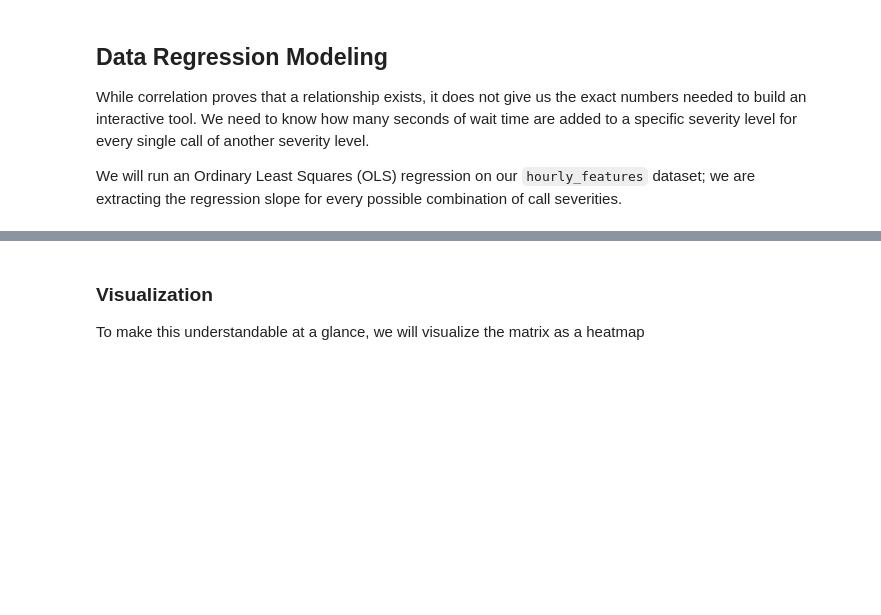
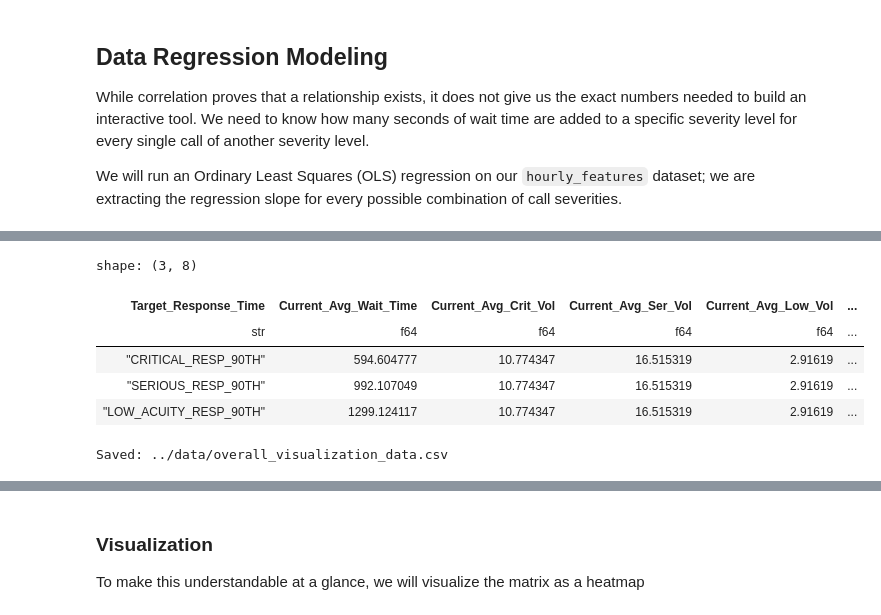
Before and after one commit to lzillmer/CSE-6242-Project, a Jupyter notebook: notebooks/parquet_processing.ipynb, the cells around one changed output, grey strips where cells are left out. Drawn from its saved outputs; the diff is of its cells as text; code cells hidden in the pictures; blank space fills up the shorter version.

Commit message:
updated to include notebook outputs and overall analysis as well

```diff
--- a/notebooks/parquet_processing.ipynb
+++ b/notebooks/parquet_processing.ipynb
@@ -370,0 +460,79 @@ We will run an Ordinary Least Squares (OLS) regression on our `hourly_features`
+# %%
+vol_cols = ["CRITICAL_VOL", "SERIOUS_VOL", "LOW_ACUITY_VOL"]
+resp_cols = ["CRITICAL_RESP_90TH", "SERIOUS_RESP_90TH", "LOW_ACUITY_RESP_90TH"]
+
+# convert to pandas for scikit-learn
+overall_df = hourly_features_df.to_pandas()
+
+# Calculate the global average call volumes
+avg_crit_vol = overall_df["CRITICAL_VOL"].mean()
+avg_ser_vol = overall_df["SERIOUS_VOL"].mean()
+avg_low_vol = overall_df["LOW_ACUITY_VOL"].mean()
+
+# We drop hours with fewer than 10 total calls to ensure our averages and regression are stable
+overall_df["TOTAL_VOL"] = overall_df["CRITICAL_VOL"] + overall_df["SERIOUS_VOL"] + overall_df["LOW_ACUITY_VOL"]
+overall_df = overall_df[overall_df["TOTAL_VOL"] >= 10]
+
+matrix_rows = []
+
+for resp_col in resp_cols:
+    # Drop rows missing data for this specific metric
+    valid_data = overall_df.dropna(subset=[resp_col] + vol_cols).copy()
+
+    # Build the starting dictionary for this row
+    row_data = {
+        "Target_Response_Time": resp_col,
+        "Current_Avg_Wait_Time": valid_data[resp_col].mean(), # The baseline wait time for the dashboard bar chart
+        "Current_Avg_Crit_Vol": avg_crit_vol,
+        "Current_Avg_Ser_Vol": avg_ser_vol,
+        "Current_Avg_Low_Vol": avg_low_vol
+    }
+
+    if len(valid_data) > 1:
+        # group the data by the exact hour of the day and calculate the average volume and wait time for that specific hour.
+        hourly_means = valid_data.groupby('INCIDENT_HOUR')[[resp_col] + vol_cols].transform('mean')
+
+        # subtract that average from every single row
+        # leaves us with "+5 calls above normal", "-12 seconds below normal"
+        spikes_df = valid_data[[resp_col] + vol_cols] - hourly_means
+
+        X_spikes = spikes_df[vol_cols]
+        y_spikes = spikes_df[resp_col]
+
+        try:
+            # posititve=True ebcause negative coefficients have no meaning
+            # fit_intercept=False is used because mathematically, a 0-volume spike must equal a 0-second wait time spike.
+            model = LinearRegression(fit_intercept=False, positive=True)
+            model.fit(X_spikes, y_spikes)
+
+            # Extract the calculated coefficients
+            row_data["CRITICAL_VOL_Coef"] = model.coef_[0]
+            row_data["SERIOUS_VOL_Coef"] = model.coef_[1]
+            row_data["LOW_ACUITY_VOL_Coef"] = model.coef_[2]
+
+        except Exception as e:
+            print(f"Error processing {resp_col} regression: {e}")
+            row_data.update({"CRITICAL_VOL_Coef": None, "SERIOUS_VOL_Coef": None, "LOW_ACUITY_VOL_Coef": None})
+    else:
+        row_data.update({"CRITICAL_VOL_Coef": None, "SERIOUS_VOL_Coef": None, "LOW_ACUITY_VOL_Coef": None})
+
+    matrix_rows.append(row_data)
+
+
+# Convert the processed rows back into a Polars DataFrame for consistency
+overall_matrix = pl.DataFrame(matrix_rows)
+
+# Save each borough's matrix to its own CSV, matching your previous file structure format
+output_path = f"../data/overall_visualization_data.csv"
+overall_matrix.write_csv(output_path)
+display(overall_matrix)
+
+print(f"Saved: {output_path}")
+# %% [output]
+shape: (3, 8)
+| Target_Response_Time | Current_Avg_Wait_Time | Current_Avg_Crit_Vol | Current_Avg_Ser_Vol | Current_Avg_Low_Vol | ... |
+| str | f64 | f64 | f64 | f64 | ... |
+| "CRITICAL_RESP_90TH" | 594.604777 | 10.774347 | 16.515319 | 2.91619 | ... |
+| "SERIOUS_RESP_90TH" | 992.107049 | 10.774347 | 16.515319 | 2.91619 | ... |
+| "LOW_ACUITY_RESP_90TH" | 1299.124117 | 10.774347 | 16.515319 | 2.91619 | ... |
+Saved: ../data/overall_visualization_data.csv
```
Also changed, not shown: parts of 15 cells of this notebook, 7 other files.
